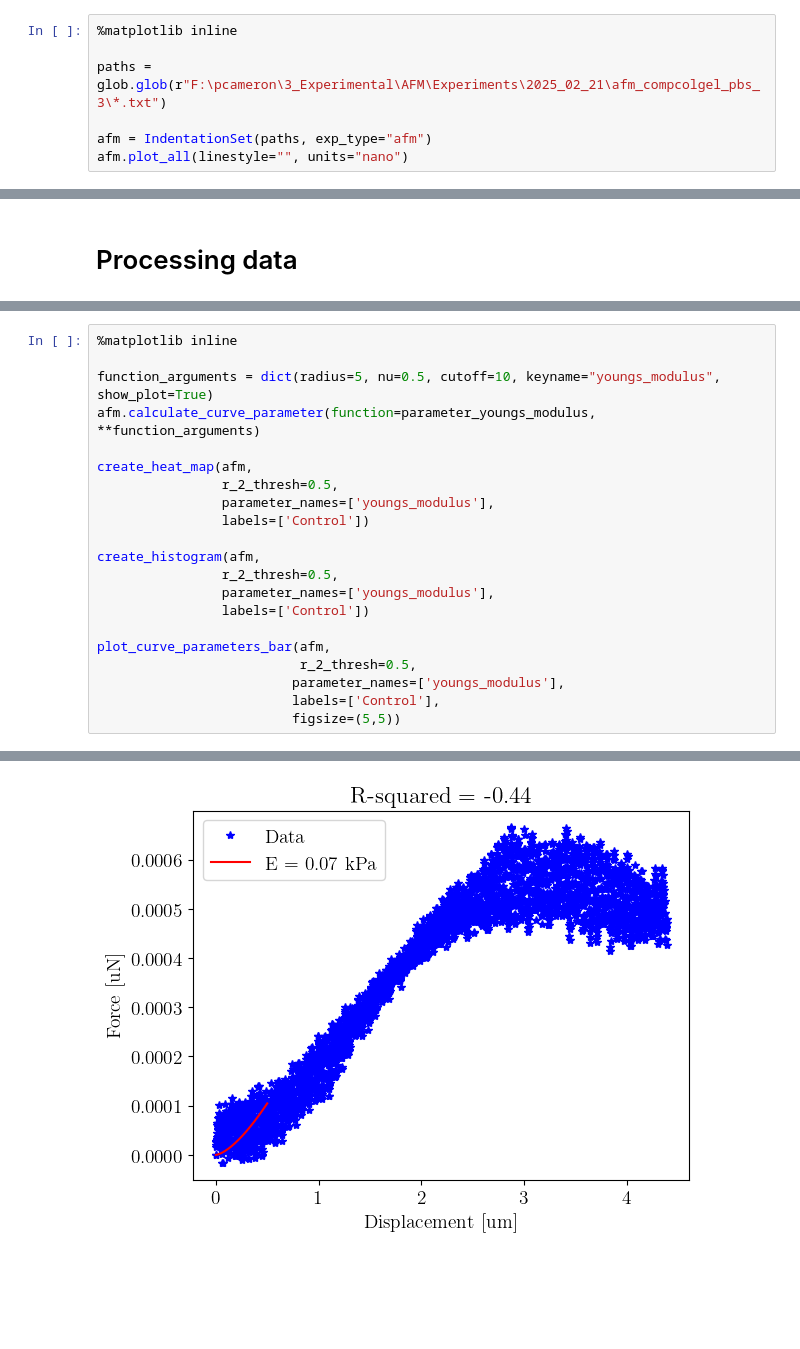
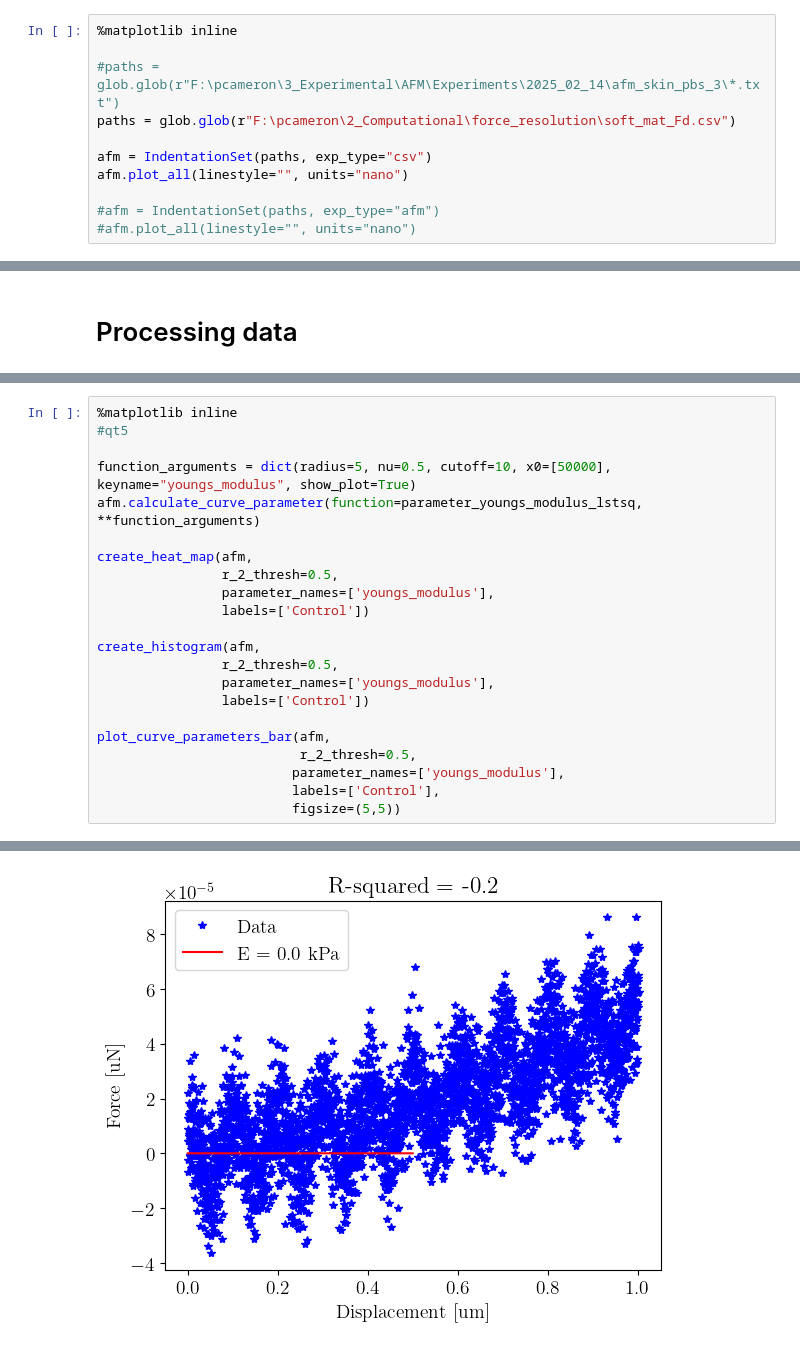
Before and after one commit to ecmscripts/indentation, a Jupyter notebook: AFM_PC.ipynb, the cells around one changed output, grey strips where cells are left out. Saved outputs shown, nothing was run; the diff lists cells and outputs as text; blank space fills up the shorter version.

```diff
--- a/AFM_PC.ipynb
+++ b/AFM_PC.ipynb
@@ -24,8 +24,12 @@ from indentation.ml.models import ConvClassifier_1, ConvClassifier_2
 # %%
 %matplotlib inline
 
-paths = glob.glob(r"F:\pcameron\3_Experimental\AFM\Experiments\2025_02_21\afm_compcolgel_pbs_3\*.txt")
+#paths = glob.glob(r"F:\pcameron\3_Experimental\AFM\Experiments\2025_02_14\afm_skin_pbs_3\*.txt")
+paths = glob.glob(r"F:\pcameron\2_Computational\force_resolution\soft_mat_Fd.csv")
 
-afm = IndentationSet(paths, exp_type="afm")
+afm = IndentationSet(paths, exp_type="csv")
 afm.plot_all(linestyle="", units="nano")
+
+#afm = IndentationSet(paths, exp_type="afm")
+#afm.plot_all(linestyle="", units="nano")
 # %% [output]
@@ -64,8 +75,9 @@ afm.plot_all(linestyle="-", units="nano")
 # %%
 %matplotlib inline
+#qt5
 
-function_arguments = dict(radius=5, nu=0.5, cutoff=10, keyname="youngs_modulus", show_plot=True)
-afm.calculate_curve_parameter(function=parameter_youngs_modulus, **function_arguments)
+function_arguments = dict(radius=5, nu=0.5, cutoff=10, x0=[50000], keyname="youngs_modulus", show_plot=True)
+afm.calculate_curve_parameter(function=parameter_youngs_modulus_lstsq, **function_arguments)
 
 create_heat_map(afm,
                 r_2_thresh=0.5,
@@ -87 +106 @@ plot_curve_parameters_bar(afm,
-[figure, old version]
+[figure, new version]
```
Also changed, not shown: parts of 5 cells of this notebook, 5 other files.
